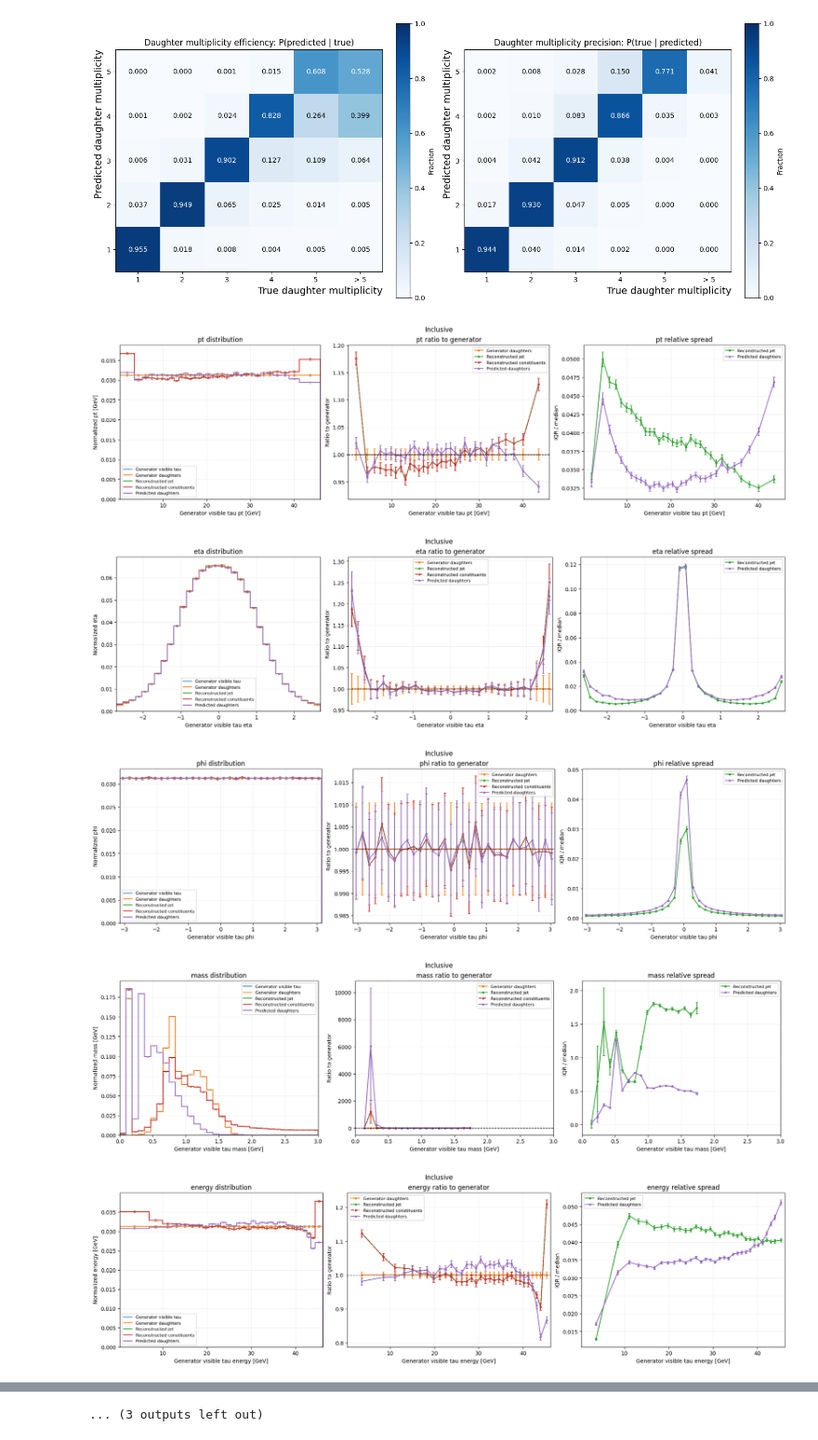
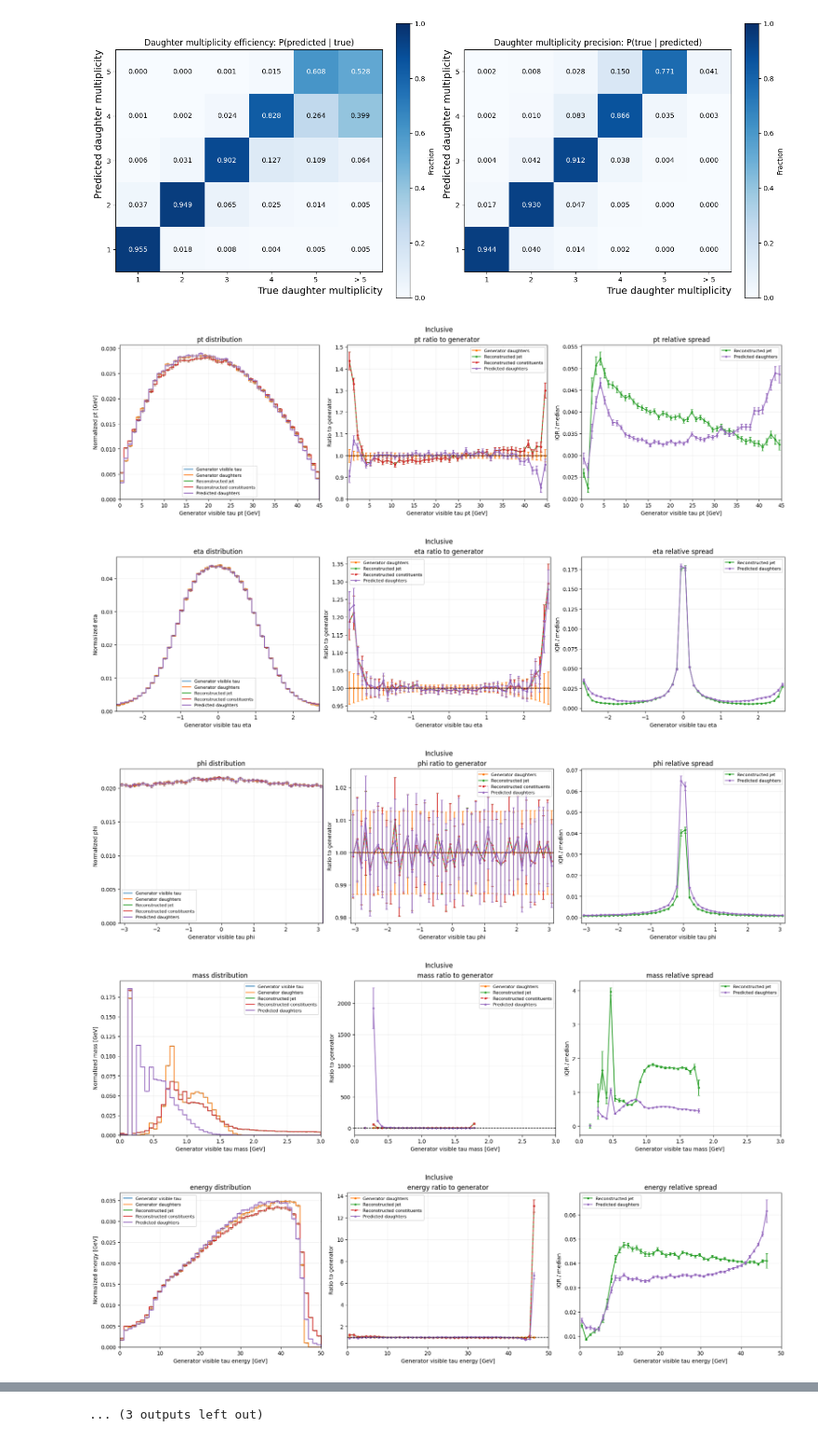
Before and after one commit to HEP-KBFI/ml-tau-model, a Jupyter notebook: mltau/notebooks/ParTauDETR_evaluation.ipynb, the cells around one changed output, grey strips where cells are left out. Shown at 93% size. Cells and saved outputs as stored; diff of their text form; code cells hidden in the pictures.

```diff
--- a/mltau/notebooks/ParTauDETR_evaluation.ipynb
+++ b/mltau/notebooks/ParTauDETR_evaluation.ipynb
@@ -349,13 +349,14 @@ p4_sources = {
     "Reconstructed constituents": ("reco_cand_p4s", True),
     "Predicted daughters": ("pred_tau_daughter_p4s", True),
 }
+nbins = 48
 quantity_units = {"pt": "GeV", "eta": "", "phi": "", "mass": "GeV", "energy": "GeV"}
 quantity_ranges = {
-    "pt": (0, 45, 33),
-    "eta": (-2.7, 2.7, 33),
-    "phi": (-np.pi, np.pi, 33),
-    "mass": (0, 3, 33),
-    "energy": (0, 50, 33),
+    "pt": (0, 45, nbins + 1),
+    "eta": (-2.7, 2.7, nbins + 1),
+    "phi": (-np.pi, np.pi, nbins + 1),
+    "mass": (0, 3, nbins + 1),
+    "energy": (0, 50, nbins + 1),
 }
 
 
@@ -631,10 +632,10 @@ def source_quantity(field, quantity, is_array, event_mask=None):
 # %%
 for selection_label, event_mask in event_selections.items():
     for quantity in quantity_ranges:
-        plot_quantity(quantity, event_mask=event_mask, selection_label=selection_label, use_quantile_bins=True)
+        plot_quantity(quantity, event_mask=event_mask, selection_label=selection_label, use_quantile_bins=False)
 # %% [output]
-[figure, old version]
+[figure, new version]
-[figure, old version]
+[figure, new version]
-[figure, old version]
+[figure, new version]
-[figure, old version]
+[figure, new version]
-[figure, old version]
+[figure, new version]
```
Also changed, not shown: parts of 2 cells of this notebook.
